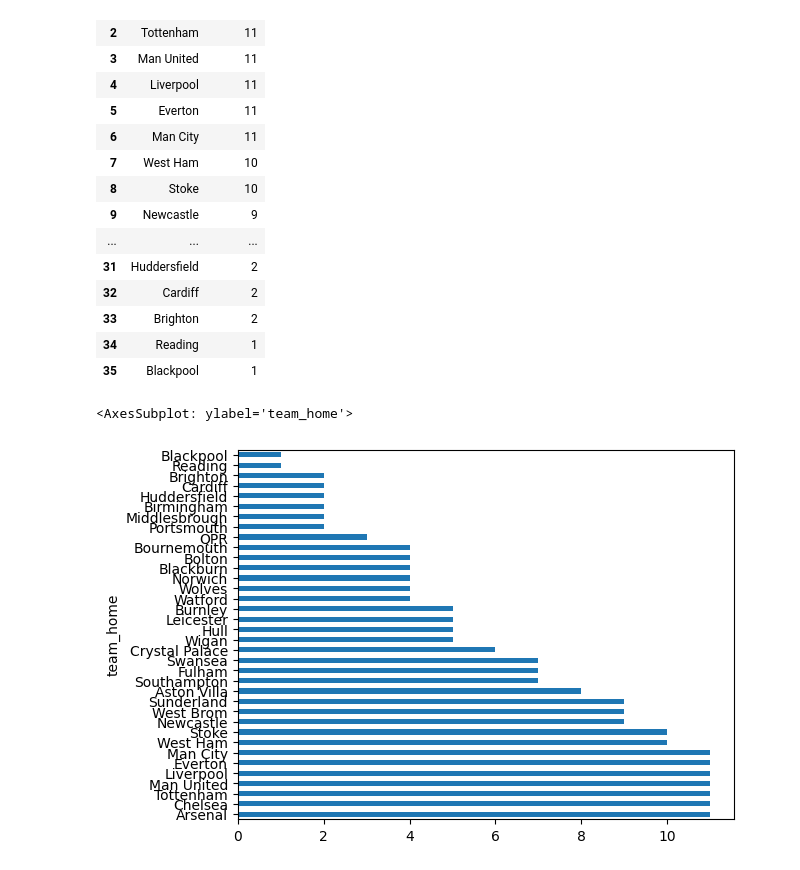
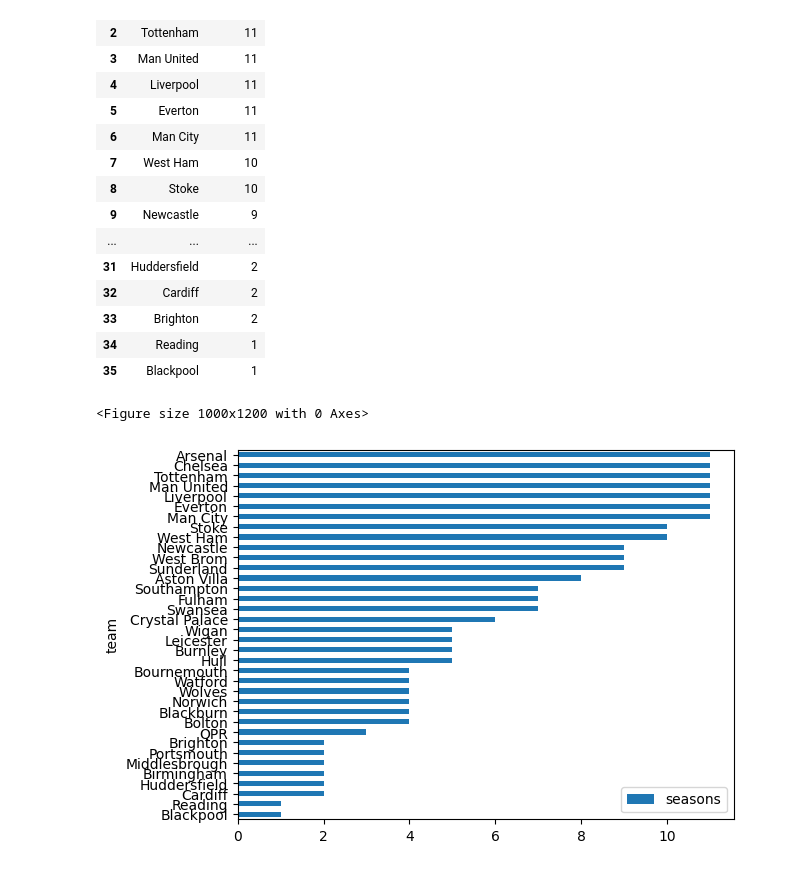
Before and after one commit to felipesebben/bk_data_analysis_studies, a Jupyter notebook: da_data_exercises/ch02-preparing_data_for_analysis/05-football.ipynb, the cells around one changed output. Saved outputs shown, nothing was run; the diff lists cells and outputs as text; code cells hidden in the pictures.

```diff
--- a/da_data_exercises/ch02-preparing_data_for_analysis/05-football.ipynb
+++ b/da_data_exercises/ch02-preparing_data_for_analysis/05-football.ipynb
@@ -119,5 +118,7 @@ plt.bar(season_table)
-# %%
-season_counts.plot(kind='barh',)
-# %% [output]
-<AxesSubplot: ylabel='team_home'>
-[figure, removed]
+# %%
+plt.figure(figsize=(10, 12))
+season_table.sort_values(by="seasons", ascending=True).plot(kind='barh', x="team")
+plt.show()
+# %% [output]
+<Figure size 1000x1200 with 0 Axes>
+[figure, added]
```
Also changed, not shown: parts of 11 cells of this notebook.
